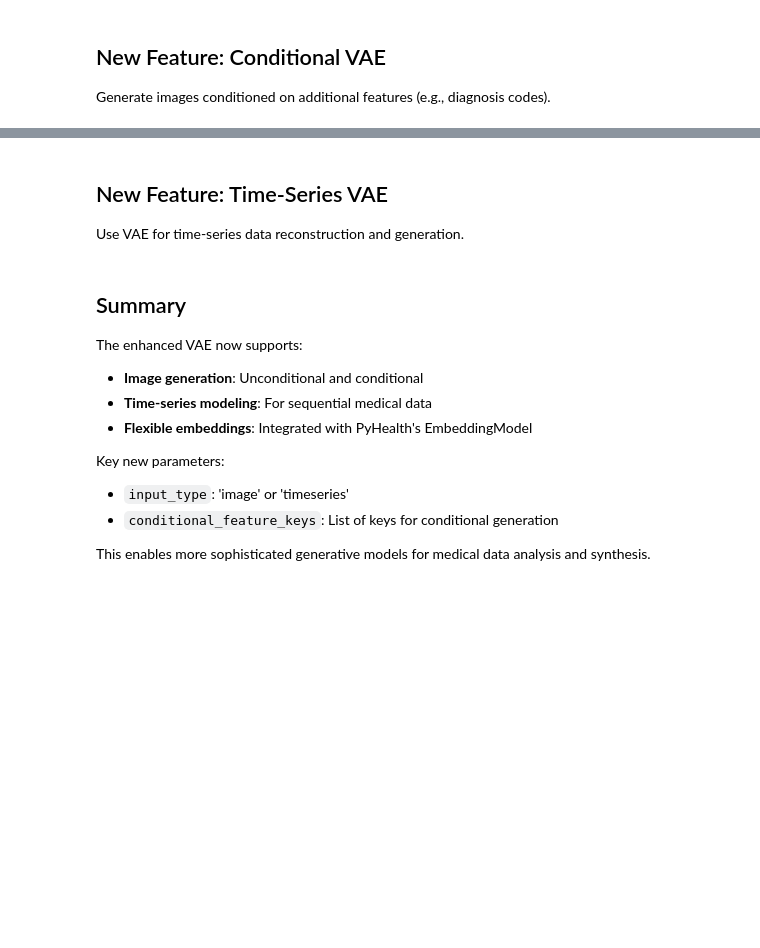
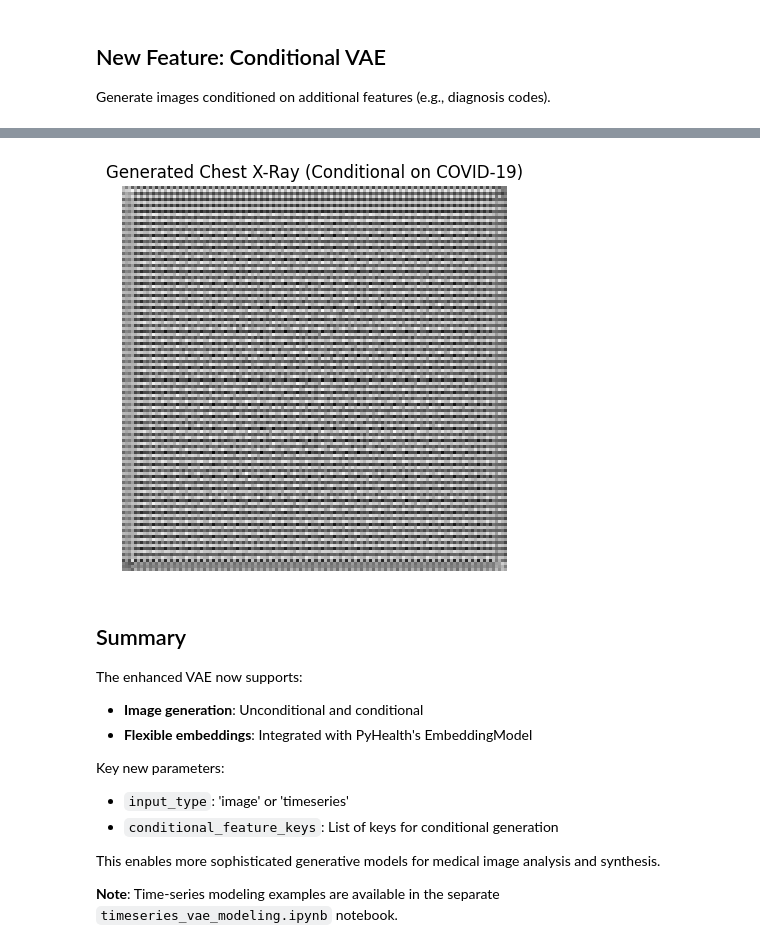
Before and after one commit to dalloliogm/PyHealth, a Jupyter notebook: examples/chestXray_image_generation_VAE.ipynb, the cells around one changed output, grey strips where cells are left out. Saved outputs shown, nothing was run; the diff lists cells and outputs as text; code cells hidden in the pictures; blank space fills up the shorter version.

Commit message:
moved timeseries VAE modelling to new notebook

```diff
--- a/examples/chestXray_image_generation_VAE.ipynb
+++ b/examples/chestXray_image_generation_VAE.ipynb
@@ -212,4 +262,0 @@ print(f"Has embedding model: {hasattr(cond_model, 'embedding_model')}")
-# %% [markdown]
-## New Feature: Time-Series VAE
-
-Use VAE for time-series data reconstruction and generation.
@@ -254,13 +263,55 @@ print(f"Has RNN encoder: {hasattr(ts_model, 'encoder_rnn')}")
+# %%
+
+# Generate conditional images
+cond_model.eval()
+with torch.no_grad():
+    # Sample from latent space
+    z = torch.randn(1, cond_model.hidden_dim).to(cond_model.device)
+
+    # Create conditional data - need to process it like the dataset does
+    # For sequence data, convert to tensor indices using the dataset's vocabulary
+    vocab = cond_dataset.input_processors["conditions"].code_vocab
+    condition_indices = [vocab.get(code, vocab.get("<unk>", 0)) for code in ["COVID-19"]]
+    cond_data = {"conditions": torch.tensor(condition_indices, dtype=torch.long).unsqueeze(0)}  # (1, seq_len)
+
+    # Now get embeddings
+    cond_embeddings = cond_model.embedding_model(cond_data)
+    cond_vec = cond_embeddings["conditions"].mean(dim=1)  # Average pooling for sequence
+
+    # Reshape for decoder
+    z = z.unsqueeze(2).unsqueeze(3)
+
+    # Add conditional information to latent space
+    z = z + cond_vec.unsqueeze(2).unsqueeze(3)
+
+    # Generate image
+    generated = cond_model.decoder(z).detach().cpu().numpy()
+
+    # Plot - handle multi-channel output
+    plt.figure(figsize=(5, 5))
+    if generated[0].shape[0] == 3:  # RGB image
+        img_to_show = generated[0].mean(axis=0)
+    else:
+        img_to_show = generated[0].reshape(128, 128)
+
+    plt.imshow(img_to_show, cmap="gray")
+    plt.title("Generated Chest X-Ray (Conditional on COVID-19)")
+    plt.axis('off')
+    plt.savefig("chestxray_vae_conditional.png", dpi=150)
+    plt.show()
+# %% [output]
+[figure, added]
 # %% [markdown]
 ## Summary
 
 The enhanced VAE now supports:
 - **Image generation**: Unconditional and conditional
-- **Time-series modeling**: For sequential medical data
 - **Flexible embeddings**: Integrated with PyHealth's EmbeddingModel
 
 Key new parameters:
 - `input_type`: 'image' or 'timeseries'
 - `conditional_feature_keys`: List of keys for conditional generation
 
-This enables more sophisticated generative models for medical data analysis and synthesis.
+This enables more sophisticated generative models for medical image analysis and synthesis.
+
+**Note**: Time-series modeling examples are available in the separate `timeseries_vae_modeling.ipynb` notebook.
```
Also changed, not shown: parts of 8 cells of this notebook, 3 other files.
